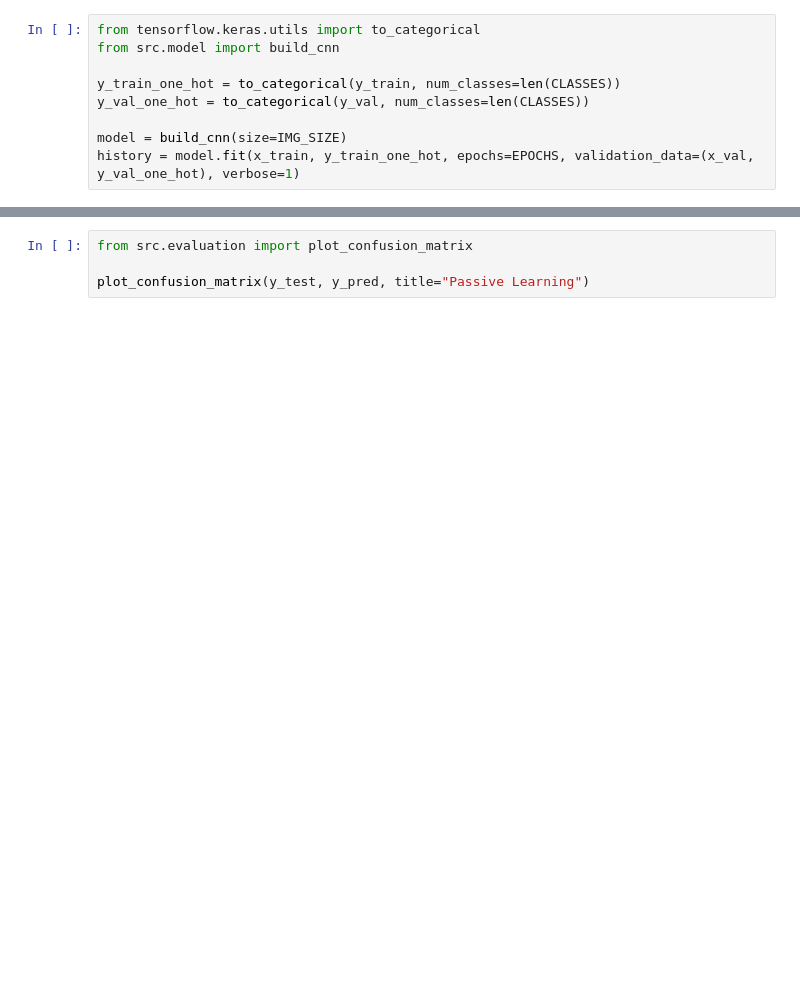
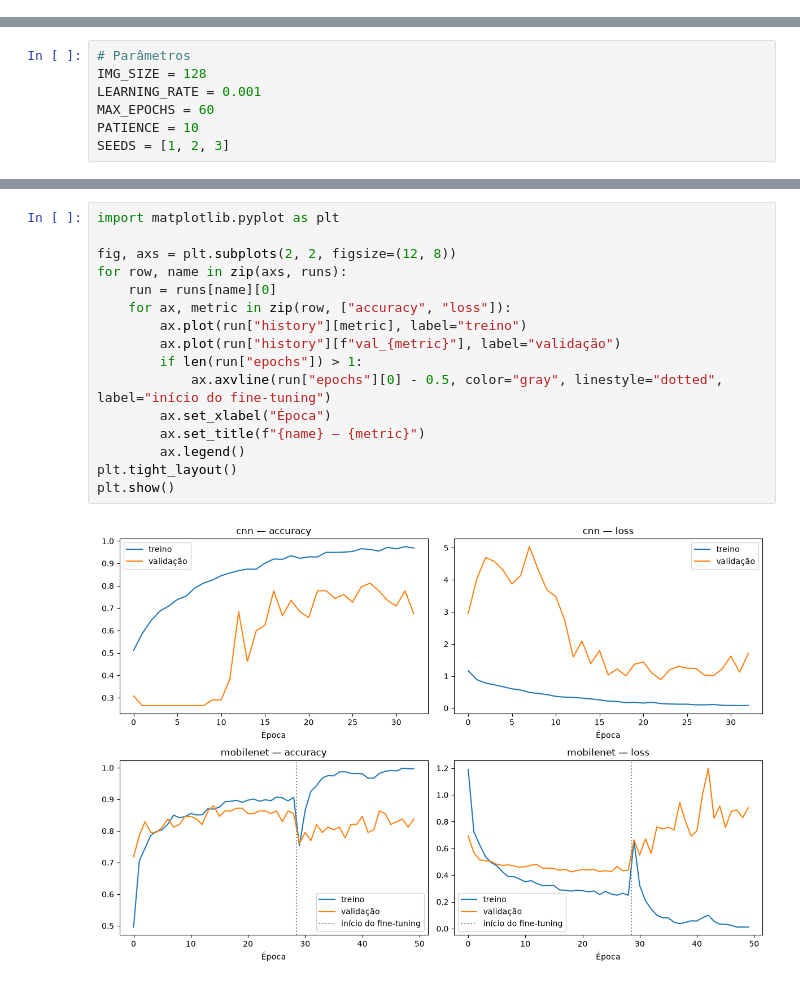
Before and after one commit to httpirsh/miacd-iach-breast-cancer-diagnosis, a Jupyter notebook: notebooks/01_passive_learning.ipynb, the cells around one changed output, grey strips where cells are left out. Drawn from its saved outputs; the diff is of its cells as text; blank space fills up the shorter version.

```diff
--- a/notebooks/01_passive_learning.ipynb
+++ b/notebooks/01_passive_learning.ipynb
@@ -88,9 +39,0 @@ Uma **Rede Neuronal Convolucional** aprende sozinha que padrões da imagem (cont
-# %%
-from tensorflow.keras.utils import to_categorical
-from src.model import build_cnn
-
-y_train_one_hot = to_categorical(y_train, num_classes=len(CLASSES))
-y_val_one_hot = to_categorical(y_val, num_classes=len(CLASSES))
-
-model = build_cnn(size=IMG_SIZE)
-history = model.fit(x_train, y_train_one_hot, epochs=EPOCHS, validation_data=(x_val, y_val_one_hot), verbose=1)
@@ -96,0 +46,7 @@ history = model.fit(x_train, y_train_one_hot, epochs=EPOCHS, validation_data=(x_
+# %%
+# Parâmetros
+IMG_SIZE = 128
+LEARNING_RATE = 0.001
+MAX_EPOCHS = 60
+PATIENCE = 10
+SEEDS = [1, 2, 3]
@@ -128,5 +191,19 @@ metrics
 # %%
-from src.evaluation import plot_confusion_matrix
+import matplotlib.pyplot as plt
 
-plot_confusion_matrix(y_test, y_pred, title="Passive Learning")
+fig, axs = plt.subplots(2, 2, figsize=(12, 8))
+for row, name in zip(axs, runs):
+    run = runs[name][0]
+    for ax, metric in zip(row, ["accuracy", "loss"]):
+        ax.plot(run["history"][metric], label="treino")
+        ax.plot(run["history"][f"val_{metric}"], label="validação")
+        if len(run["epochs"]) > 1:
+            ax.axvline(run["epochs"][0] - 0.5, color="gray", linestyle="dotted", label="início do fine-tuning")
+        ax.set_xlabel("Época")
+        ax.set_title(f"{name} — {metric}")
+        ax.legend()
+plt.tight_layout()
+plt.show()
+# %% [output]
+[figure, added]
 # %% [markdown]
```
Also changed, not shown: parts of 19 cells of this notebook, 10 other files.
